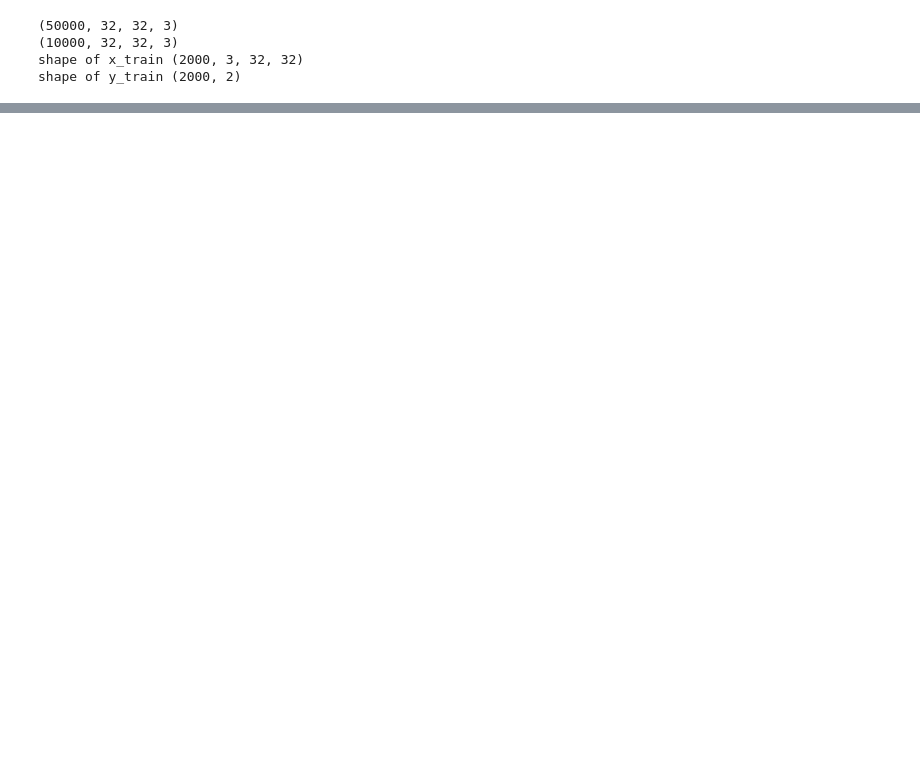
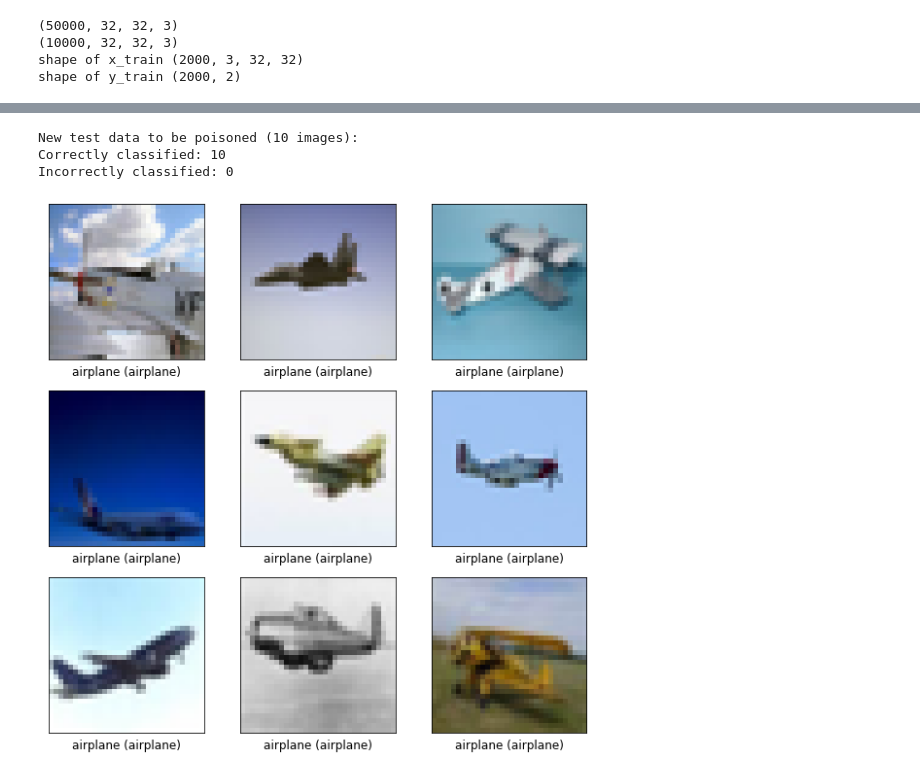
Before and after one commit to agrzheng/qiskit, a Jupyter notebook: Hybrid-qnn/qiskit-cifar10-feature-collision-resnet.ipynb, the cells around one changed output, grey strips where cells are left out. Cells and saved outputs as stored; diff of their text form; code cells hidden in the pictures; blank space fills up the shorter version.

```diff
--- a/Hybrid-qnn/qiskit-cifar10-feature-collision-resnet.ipynb
+++ b/Hybrid-qnn/qiskit-cifar10-feature-collision-resnet.ipynb
@@ -193,0 +263,27 @@ print(Accuracy)
+# %%
+base_class = "airplane"
+base_idxs = np.argmax(y_test, axis=1) == class_descr.index(base_class)
+base_instances = np.copy(x_test[base_idxs][:10])
+base_labels = y_test[base_idxs][:10]
+x_test_pred = np.argmax(classifier.predict(base_instances), axis=1)
+nb_correct_pred = np.sum(x_test_pred == np.argmax(base_labels, axis=1))
+
+print("New test data to be poisoned (10 images):")
+print("Correctly classified: {}".format(nb_correct_pred))
+print("Incorrectly classified: {}".format(10-nb_correct_pred))
+# %% [output]
+New test data to be poisoned (10 images):
+Correctly classified: 10
+Incorrectly classified: 0
+# %%
+plt.figure(figsize=(10,10))
+for i in range(0, 9):
+    pred_label, true_label = class_descr[x_test_pred[i]], class_descr[np.argmax(base_labels[i])]
+    plt.subplot(330 + 1 + i)
+    fig=plt.imshow(np.transpose(base_instances[i],(1,2,0)))
+    fig.axes.get_xaxis().set_visible(False)
+    fig.axes.get_yaxis().set_visible(False)
+    fig.axes.text(0.5, -0.1, pred_label + " (" + true_label + ")", fontsize=12, transform=fig.axes.transAxes,
+                  horizontalalignment='center')
+# %% [output]
+[figure, added]
```
Also changed, not shown: parts of 27 cells of this notebook, 13 other files.
